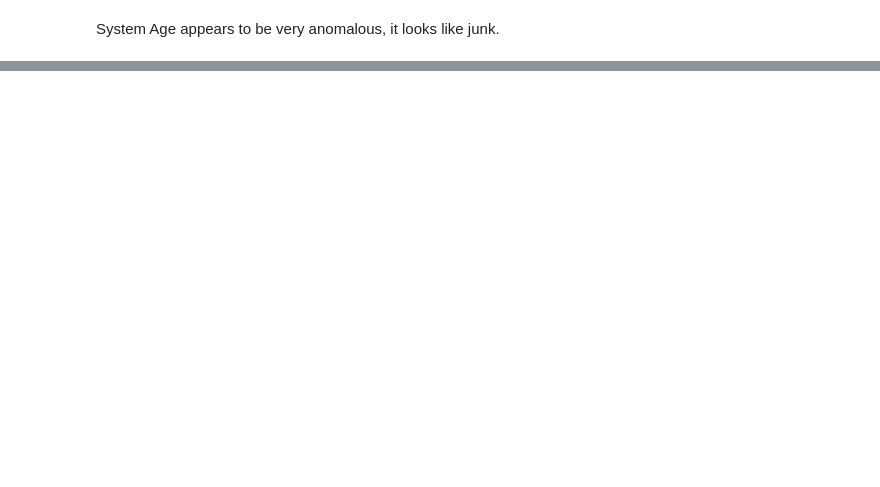
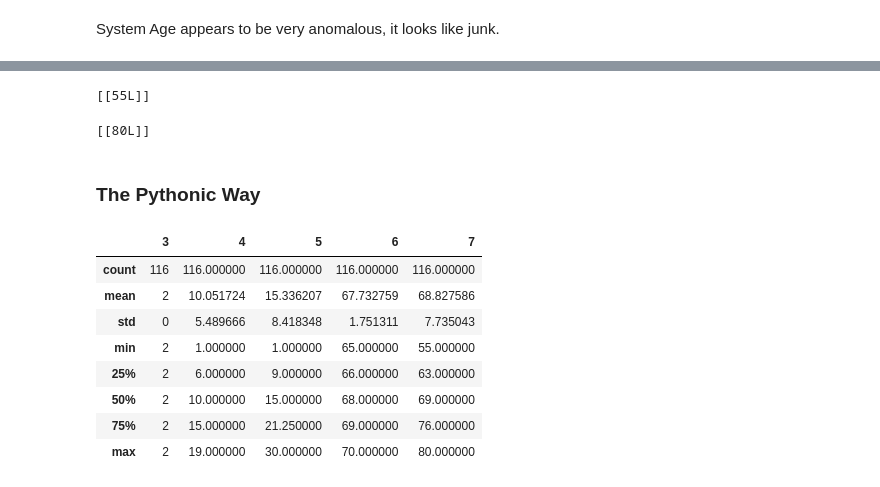
Before and after one commit to datalemming/esl-demo, a Jupyter notebook: TS querying with dummy keys.ipynb, the cells around one changed output, grey strips where cells are left out. Drawn from its saved outputs; the diff is of its cells as text; code cells hidden in the pictures; blank space fills up the shorter version.

```diff
--- a/TS querying with dummy keys.ipynb
+++ b/TS querying with dummy keys.ipynb
@@ -78,0 +105,26 @@ System Age appears to be very anomalous, it looks like junk.
+# %%
+qs="""
+    select MIN(actualtemp) from hvacnew3 WHERE  readingtime > 1370044800000 and readingtime < 1377993540000
+    and family='Family'
+    and series='Series'
+    and buildingid = 2
+    and systemid <20
+"""
+ds=myClient.ts_query('hvacnew3',qs)
+print ds.rows
+# %% [output]
+[[55L]]
+# %%
+qs="""
+    select MAX(actualtemp) from hvacnew3 WHERE  readingtime > 1370044800000 and readingtime < 1377993540000
+    and family='Family'
+    and series='Series'
+    and buildingid = 2
+    and systemid <20
+"""
+ds=myClient.ts_query('hvacnew3',qs)
+print ds.rows
+# %% [output]
+[[80L]]
+# %% [markdown]
+### The Pythonic Way
@@ -78,0 +138,12 @@ System Age appears to be very anomalous, it looks like junk.
+# %%
+df.describe()
+# %% [output]
+|  | 3 | 4 | 5 | 6 | 7 |
+| count | 116 | 116.000000 | 116.000000 | 116.000000 | 116.000000 |
+| mean | 2 | 10.051724 | 15.336207 | 67.732759 | 68.827586 |
+| std | 0 | 5.489666 | 8.418348 | 1.751311 | 7.735043 |
+| min | 2 | 1.000000 | 1.000000 | 65.000000 | 55.000000 |
+| 25% | 2 | 6.000000 | 9.000000 | 66.000000 | 63.000000 |
+| 50% | 2 | 10.000000 | 15.000000 | 68.000000 | 69.000000 |
+| 75% | 2 | 15.000000 | 21.250000 | 69.000000 | 76.000000 |
+| max | 2 | 19.000000 | 30.000000 | 70.000000 | 80.000000 |
```
Also changed, not shown: parts of 8 cells of this notebook, 3 other files.
